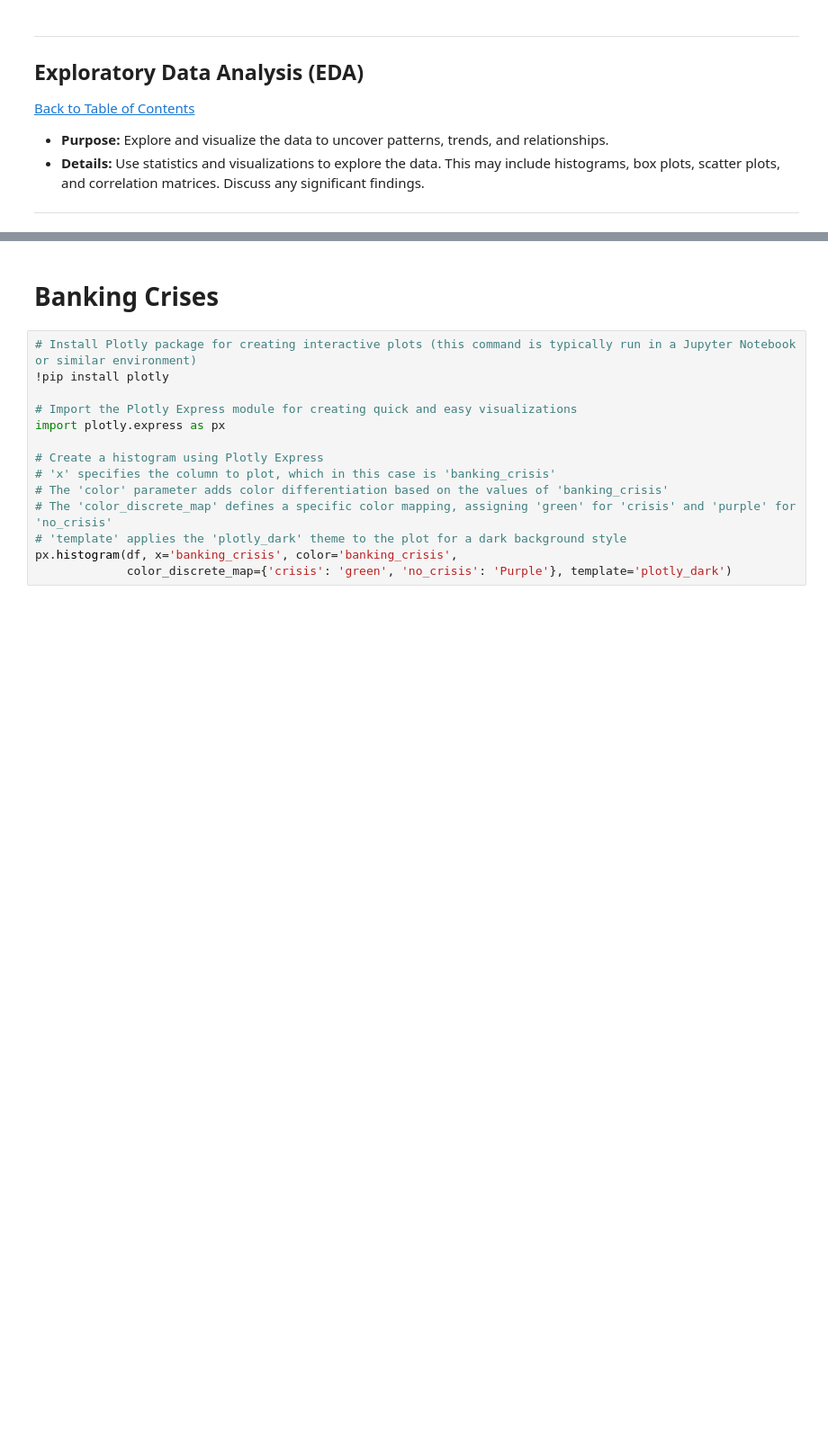
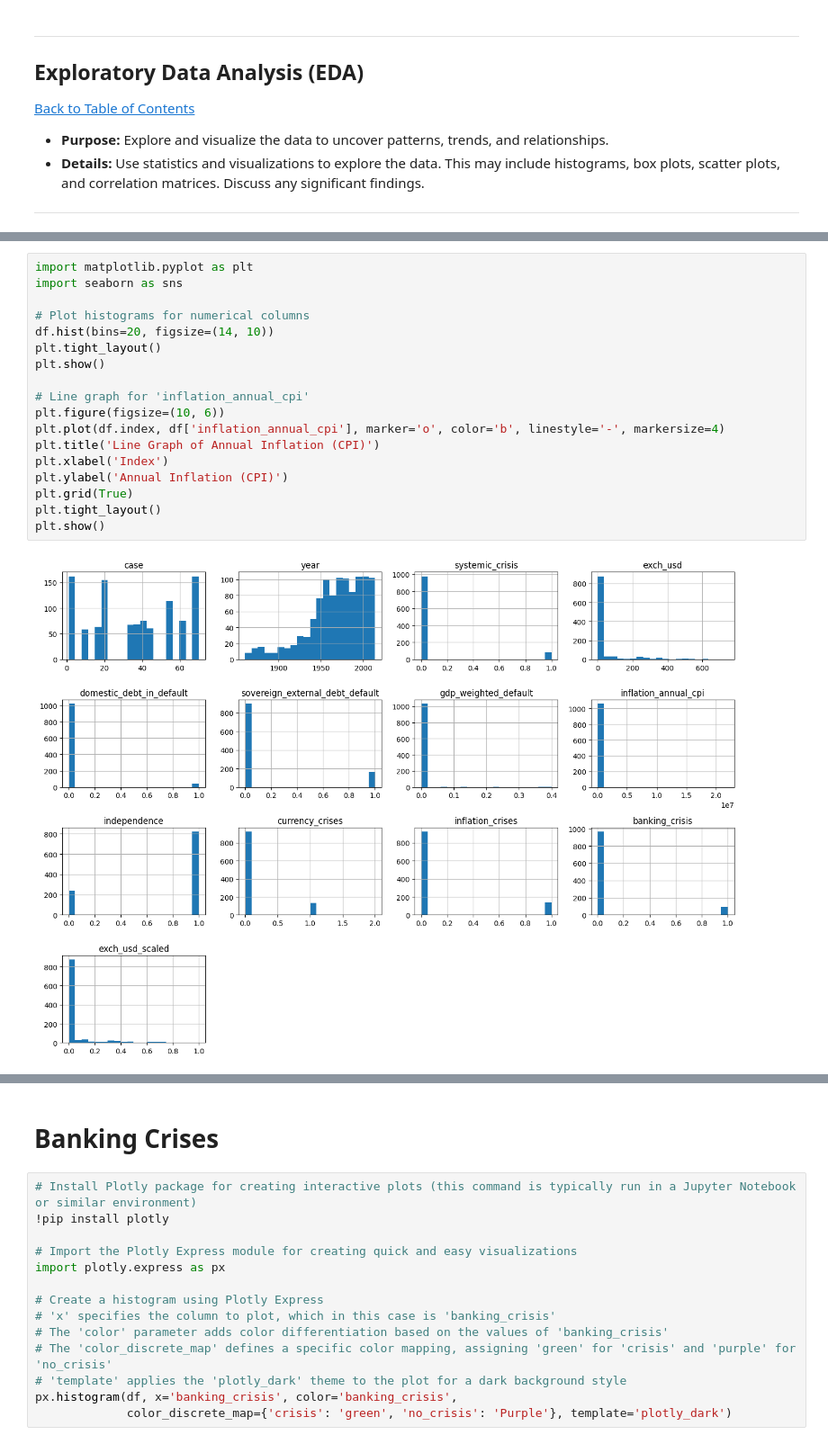
Before and after one commit to Sharonramapuputla/Workplace, a Jupyter notebook: QCTO_Workplace_Module_Notebook_Template_4571(1).ipynb, the cells around one changed output, grey strips where cells are left out. Shown at 90% size. Drawn from its saved outputs; the diff is of its cells as text; blank space fills up the shorter version.

```diff
--- a/QCTO_Workplace_Module_Notebook_Template_4571(1).ipynb
+++ b/QCTO_Workplace_Module_Notebook_Template_4571(1).ipynb
@@ -315,0 +350,20 @@ df.head()
+# %%
+import matplotlib.pyplot as plt
+import seaborn as sns
+
+# Plot histograms for numerical columns
+df.hist(bins=20, figsize=(14, 10))
+plt.tight_layout()
+plt.show()
+
+# Line graph for 'inflation_annual_cpi'
+plt.figure(figsize=(10, 6))
+plt.plot(df.index, df['inflation_annual_cpi'], marker='o', color='b', linestyle='-', markersize=4)
+plt.title('Line Graph of Annual Inflation (CPI)')
+plt.xlabel('Index')
+plt.ylabel('Annual Inflation (CPI)')
+plt.grid(True)
+plt.tight_layout()
+plt.show()
+# %% [output]
+[figure, added]
```
Also changed, not shown: parts of 85 cells of this notebook.
